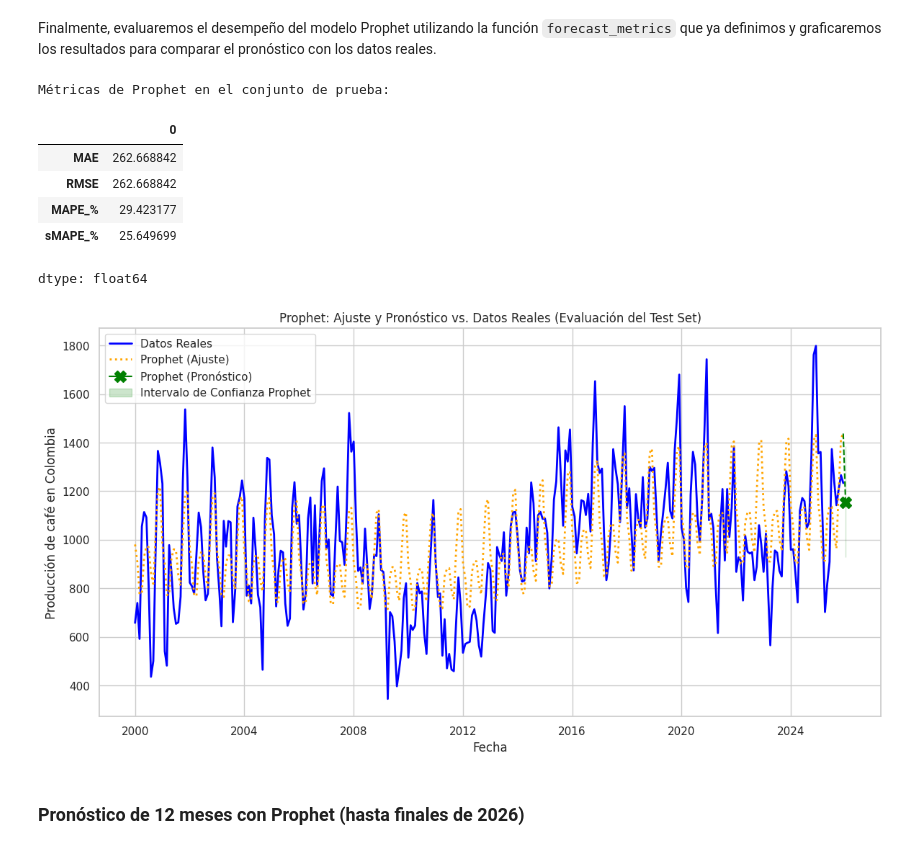
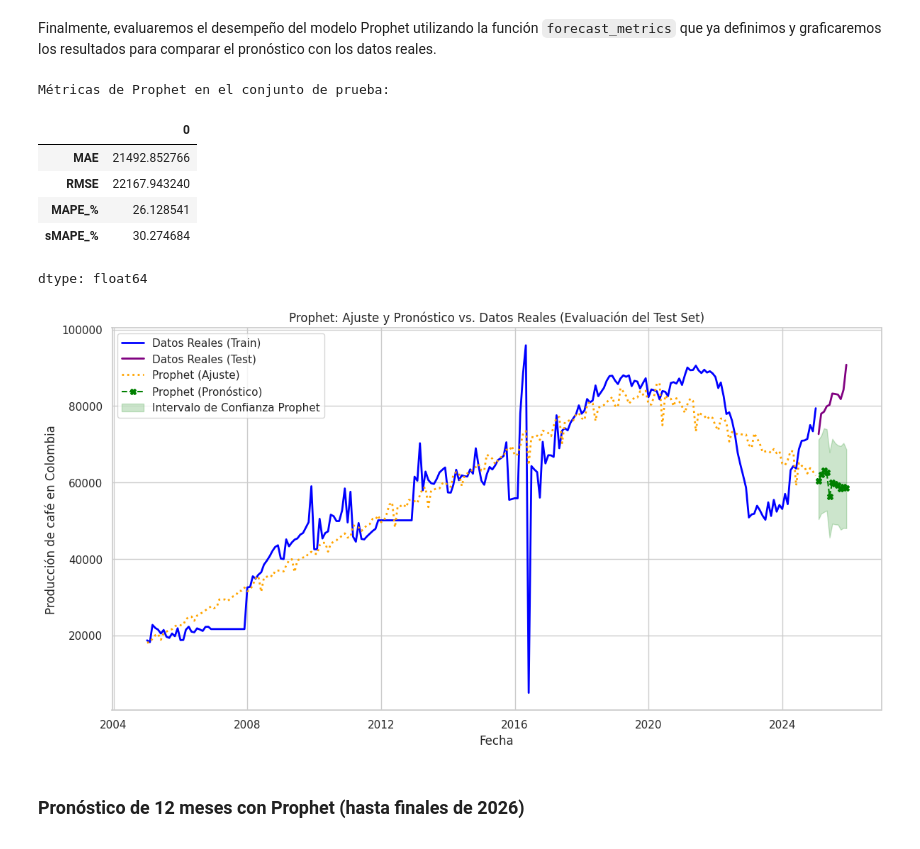
Before and after one commit to jsanchezv4/seriesdetiempo, a Jupyter notebook: Copia_de_suavizado_exponencial_margen.ipynb, the cells around one changed output. Cells and saved outputs as stored; diff of their text form; code cells hidden in the pictures.

```diff
--- a/Copia_de_suavizado_exponencial_margen.ipynb
+++ b/Copia_de_suavizado_exponencial_margen.ipynb
@@ -1679,14 +1679,16 @@ import matplotlib.pyplot as plt
 # Prophet espera columnas 'ds' (datestamp) y 'y' (valor)
 
 # Crear un DataFrame para Prophet usando z1 (la serie original completa)
-prophet_df = z1.reset_index().rename(columns={'Fecha': 'ds', 'Producción': 'y'})
+prophet_df = z1.reset_index().rename(columns={'Fecha': 'ds', 'MARGEN FINANCIERO': 'y'})
 # %% [markdown]
 Ahora, dividiremos los datos en entrenamiento y prueba, siguiendo la misma lógica que usaste para el modelo SARIMA y Holt-Winters. `z1_model_train` ya contiene los datos hasta `2024-12-01`, y `cafe_test` tiene los datos de prueba.
 # %%
-# Usamos el mismo split de entrenamiento que para SARIMA
-# Actualizamos para que el entrenamiento incluya datos hasta 2025-12-01
-prophet_train_df = prophet_df[prophet_df['ds'] <= '2025-12-01']
-prophet_test_df = prophet_df[prophet_df['ds'] > '2025-12-01'] # Esto se usará si se quiere evaluar el rendimiento futuro
+# Use the same split of training that for SARIMA and Holt-Winters
+# `y` from previous cells is the `margen_filled` series, which ends on 2025-12-01.
+# Holt-Winters 'train' ends on '2025-01-01', 'test' starts from '2025-02-01'
+
+prophet_train_df = prophet_df[prophet_df['ds'] <= '2025-01-01']
+prophet_test_df = prophet_df[prophet_df['ds'] >= '2025-02-01'] # This will be the evaluation set
 
 print("Datos de entrenamiento para Prophet (últimos 5 registros):")
 display(prophet_train_df.tail())
@@ -1749,60 +1763,51 @@ Finalmente, evaluaremos el desempeño del modelo Prophet utilizando la función
 # %%
 import matplotlib.pyplot as plt
 
-# Evaluar el modelo Prophet en el conjunto de prueba (si prophet_test_df no está vacío)
+# Evaluar el modelo Prophet en el conjunto de prueba (prophet_test_df is now populated)
 if not prophet_test_df.empty:
     metrics_prophet = forecast_metrics(prophet_test_df.set_index('ds')['y'], prophet_forecast_test)
     print("Métricas de Prophet en el conjunto de prueba:")
     display(metrics_prophet)
 else:
     print("No se puede calcular métricas de Prophet: prophet_test_df está vacío.")
 
 # Graficar los resultados
 plt.figure(figsize=(14, 7))
 
-# Plot actual historical data (full series up to training end)
-plt.plot(prophet_train_df['ds'], prophet_train_df['y'], label='Datos Reales', color='blue', linewidth=2, zorder=1)
+# Plot actual historical data (training set)
+plt.plot(prophet_train_df['ds'], prophet_train_df['y'], label='Datos Reales (Train)', color='blue', linewidth=2, zorder=1)
+# Plot actual test data
+plt.plot(prophet_test_df['ds'], prophet_test_df['y'], label='Datos Reales (Test)', color='purple', linewidth=2, zorder=1)
 
-# Plot Prophet's fitted values for the training period (the "ajuste")
-# Using the yhat values from forecast_prophet that correspond to the training period
-fitted_values_df = forecast_prophet[forecast_prophet['ds'] <= prophet_train_df['ds'].max()]
-plt.plot(fitted_values_df['ds'], fitted_values_df['yhat'], label='Prophet (Ajuste)', color='orange', linestyle=':', linewidth=2, zorder=3)
+# Plot Prophet's fitted values for the training period
+fitted_prophet = model_prophet.predict(prophet_train_df[['ds']])
+plt.plot(fitted_prophet['ds'], fitted_prophet['yhat'], label='Prophet (Ajuste)', color='orange', linestyle=':', linewidth=2, zorder=3)
 
 
-# Plot Prophet's forecast for the future period (which is currently just one point based on prophet_test_df)
-forecast_plot_df = forecast_prophet[forecast_prophet['ds'] > prophet_train_df['ds'].max()]
+# Plot Prophet's forecast for the test period
+plt.plot(prophet_forecast_test.index, prophet_forecast_test.values, label='Prophet (Pronóstico)', color='green', marker='X', markersize=6, linestyle='--', zorder=5)
 
-# Add a line connecting the last training point to the forecast point for better visibility
-if not fitted_values_df.empty and not forecast_plot_df.empty:
-    last_train_point = fitted_values_df.iloc[-1]
-    first_forecast_point = forecast_plot_df.iloc[0]
-    plt.plot([last_train_point['ds'], first_forecast_point['ds']],
-             [last_train_point['yhat'], first_forecast_point['yhat']],
-             color='green', linestyle='--', linewidth=1.5, zorder=4)
-
-plt.plot(forecast_plot_df['ds'], forecast_plot_df['yhat'], label='Prophet (Pronóstico)', color='green', marker='X', markersize=12, zorder=5) # Larger, different marker
-
-# Fill confidence interval for the forecast period
-plt.fill_between(forecast_plot_df['ds'],
-                 forecast_plot_df['yhat_lower'],
-                 forecast_plot_df['yhat_upper'],
+# Fill confidence interval for the forecast period (using forecast_prophet_eval)
+plt.fill_between(forecast_prophet_eval['ds'],
+                 forecast_prophet_eval['yhat_lower'],
+                 forecast_prophet_eval['yhat_upper'],
                  color='green', alpha=0.2, label='Intervalo de Confianza Prophet', zorder=2)
 
 plt.title('Prophet: Ajuste y Pronóstico vs. Datos Reales (Evaluación del Test Set)')
 plt.xlabel('Fecha')
 plt.ylabel('Producción de café en Colombia')
 plt.legend()
 plt.grid(True)
 plt.show()
 # %% [output]
 Métricas de Prophet en el conjunto de prueba:
 |  | 0 |
-| MAE | 262.668842 |
-| RMSE | 262.668842 |
-| MAPE_% | 29.423177 |
-| sMAPE_% | 25.649699 |
+| MAE | 21492.852766 |
+| RMSE | 22167.943240 |
+| MAPE_% | 26.128541 |
+| sMAPE_% | 30.274684 |
 dtype: float64
-[figure, old version]
+[figure, new version]
 # %% [markdown]
 ### Pronóstico de 12 meses con Prophet (hasta finales de 2026)
 # %%
```
Also changed, not shown: parts of 6 cells of this notebook.
